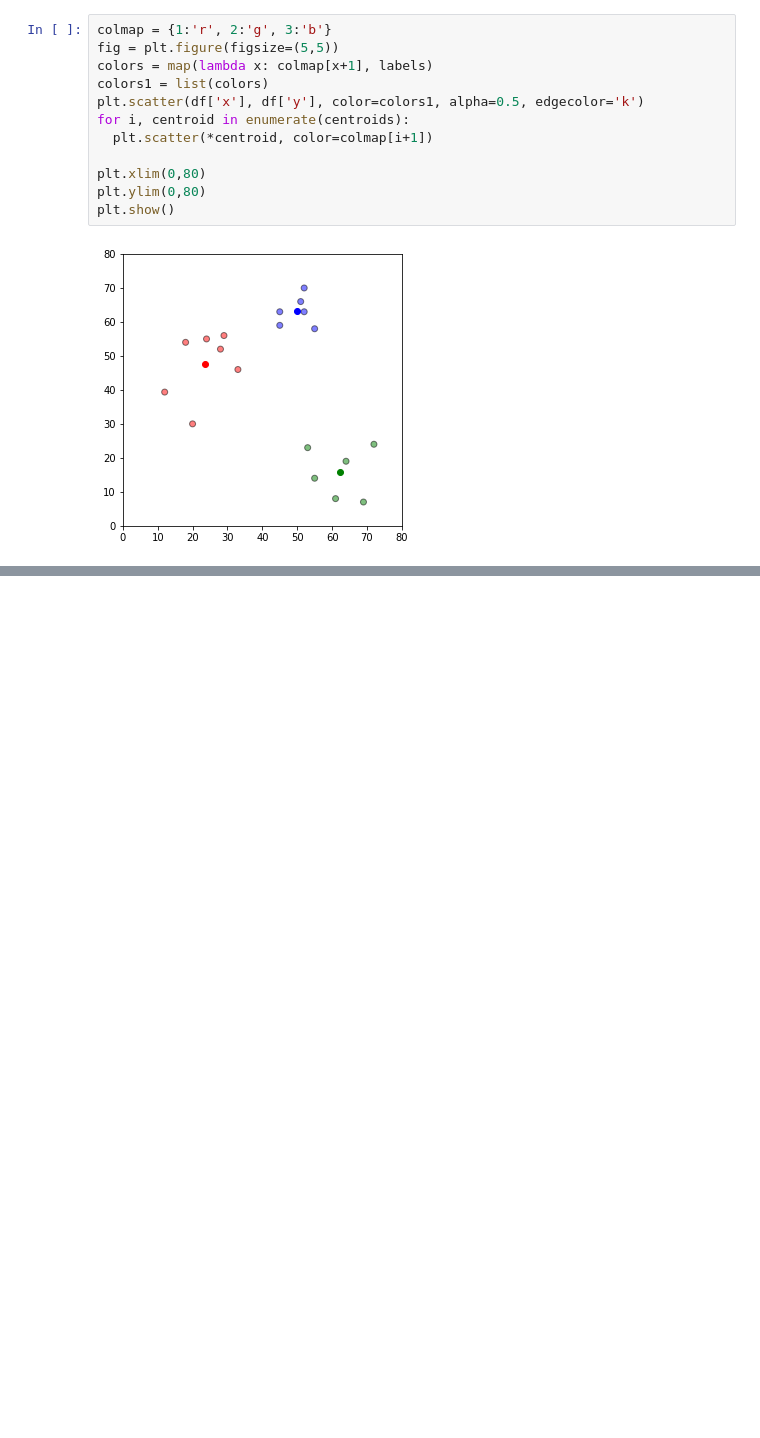
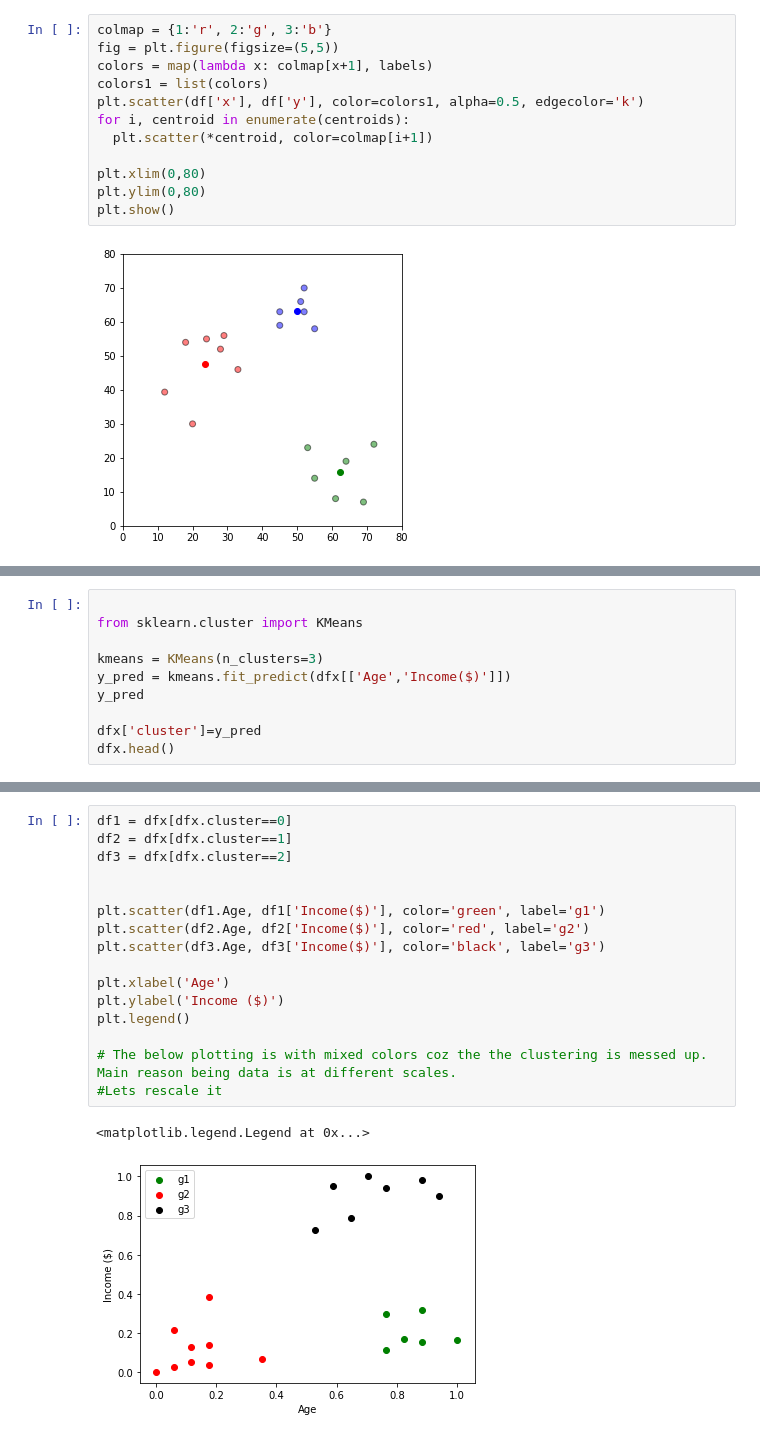
Before and after one commit to itspritish/util, a Jupyter notebook: kmeans_plot.ipynb, the cells around one changed output, grey strips where cells are left out. Cells and saved outputs as stored; diff of their text form; blank space fills up the shorter version.

```diff
--- a/kmeans_plot.ipynb
+++ b/kmeans_plot.ipynb
@@ -40,0 +41,10 @@ array([[23.42857143, 47.48      ],
+# %%
+
+from sklearn.cluster import KMeans
+
+kmeans = KMeans(n_clusters=3)
+y_pred = kmeans.fit_predict(dfx[['Age','Income($)']])
+y_pred
+
+dfx['cluster']=y_pred
+dfx.head()
@@ -40,0 +58,19 @@ array([[23.42857143, 47.48      ],
+# %%
+df1 = dfx[dfx.cluster==0]
+df2 = dfx[dfx.cluster==1]
+df3 = dfx[dfx.cluster==2]
+
+
+plt.scatter(df1.Age, df1['Income($)'], color='green', label='g1')
+plt.scatter(df2.Age, df2['Income($)'], color='red', label='g2')
+plt.scatter(df3.Age, df3['Income($)'], color='black', label='g3')
+
+plt.xlabel('Age')
+plt.ylabel('Income ($)')
+plt.legend()
+
+# The below plotting is with mixed colors coz the the clustering is messed up. Main reason being data is at different scales.
+#Lets rescale it
+# %% [output]
+<matplotlib.legend.Legend at 0x...>
+[figure, added]
```
Also changed, not shown: parts of 6 cells of this notebook.
